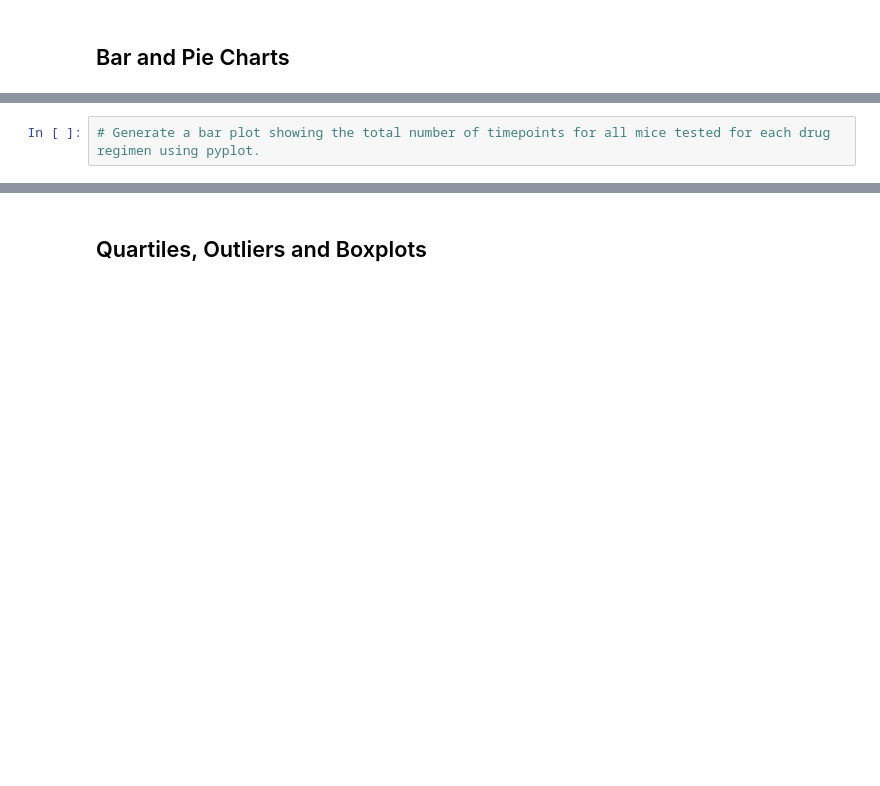
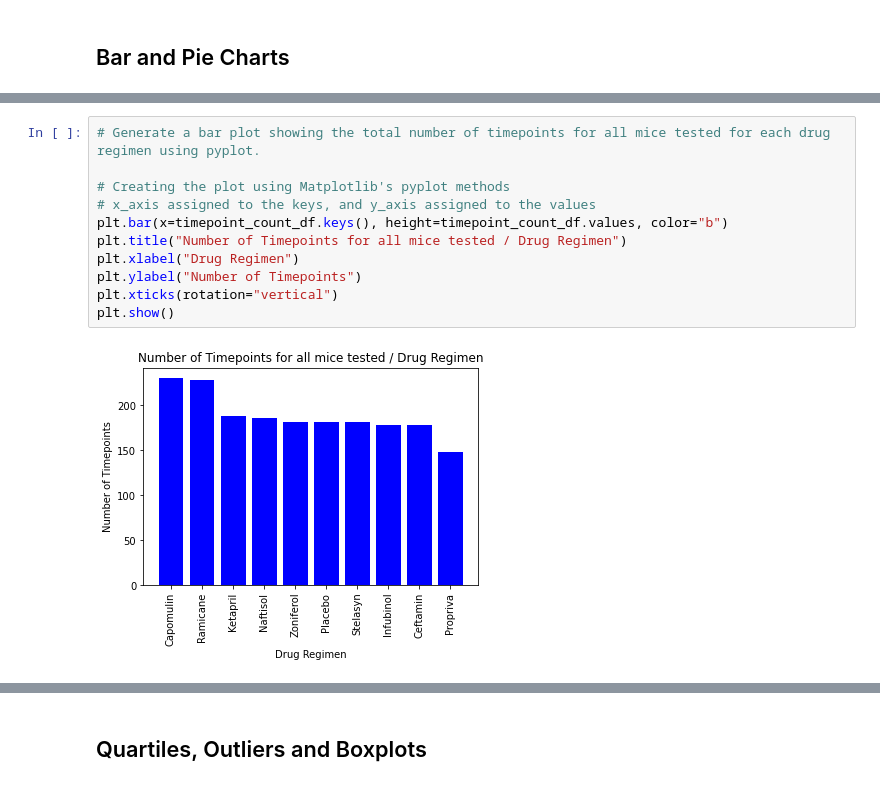
Before and after one commit to cheibergam/matplotlib-challenge, a Jupyter notebook: Pymaceuticals/pymaceuticals_starter.ipynb, the cells around one changed output, grey strips where cells are left out. Saved outputs shown, nothing was run; the diff lists cells and outputs as text; blank space fills up the shorter version.

```diff
--- a/Pymaceuticals/pymaceuticals_starter.ipynb
+++ b/Pymaceuticals/pymaceuticals_starter.ipynb
@@ -156,4 +165,15 @@ summary_df_agg
-# %%
-# Generate a bar plot showing the total number of timepoints for all mice tested for each drug regimen using pyplot.
+# %%
+# Generate a bar plot showing the total number of timepoints for all mice tested for each drug regimen using pyplot.
+
+# Creating the plot using Matplotlib's pyplot methods
+# x_axis assigned to the keys, and y_axis assigned to the values
+plt.bar(x=timepoint_count_df.keys(), height=timepoint_count_df.values, color="b")
+plt.title("Number of Timepoints for all mice tested / Drug Regimen")
+plt.xlabel("Drug Regimen")
+plt.ylabel("Number of Timepoints")
+plt.xticks(rotation="vertical")
+plt.show()
+# %% [output]
+[figure, added]
 # %%
 # Generate a pie plot showing the distribution of female versus male mice using Pandas
```
Also changed, not shown: parts of 5 cells of this notebook.
